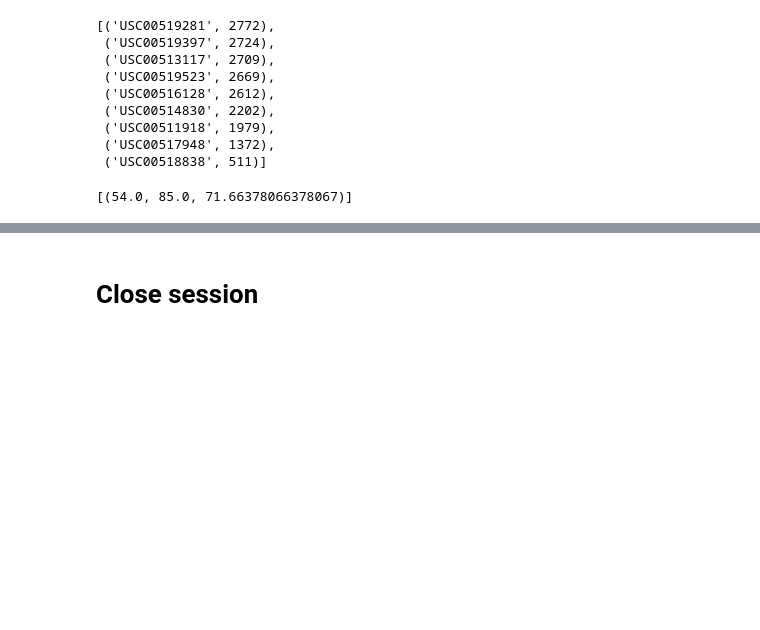
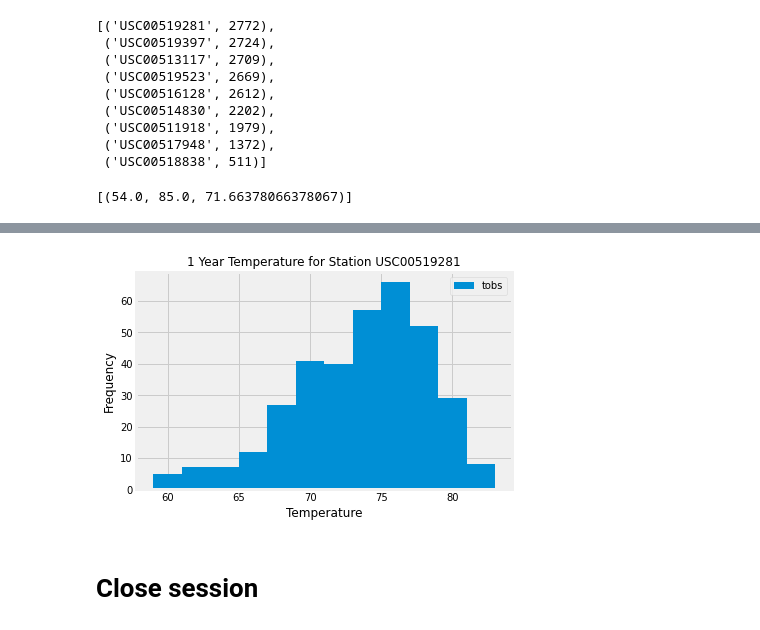
Before and after one commit to jdean92/sqlalchemy-challenge, a Jupyter notebook: climate_starter.ipynb, the cells around one changed output, grey strips where cells are left out. Drawn from its saved outputs; the diff is of its cells as text; code cells hidden in the pictures; blank space fills up the shorter version.

```diff
--- a/climate_starter.ipynb
+++ b/climate_starter.ipynb
@@ -161,3 +177,15 @@ tobs_last12
+# %%
+#and plot the results as a histogram
+temp_df=pd.DataFrame(tobs_last12)
+plt.hist(temp_df['tobs'],12)
+plt.xlabel("Temperature",fontsize=12)
+plt.ylabel("Frequency", fontsize=12)
+plt.title("1 Year Temperature for Station USC00519281",fontsize=12)
+labels=["tobs"]
+plt.legend(labels)
+plt.show()
+# %% [output]
+[figure, added]
 # %% [markdown]
 # Close session
 # %%
```
Also changed, not shown: parts of 2 cells of this notebook.
